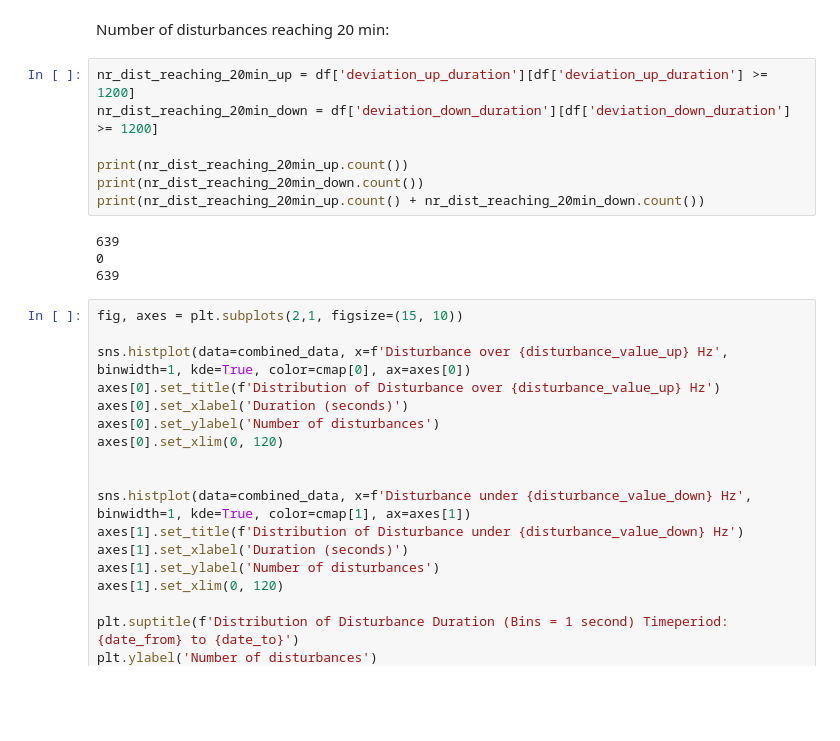
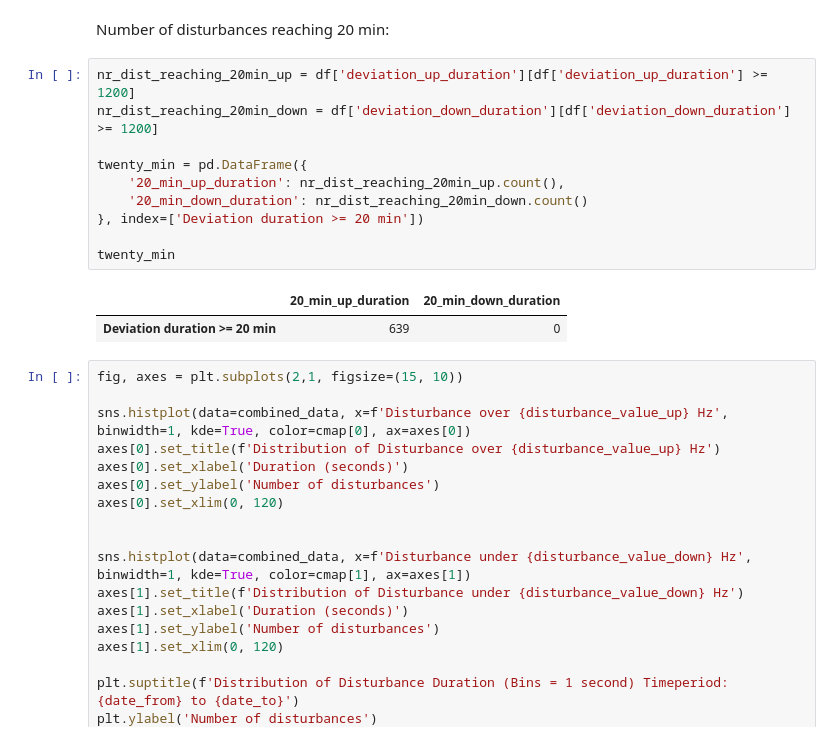
Before and after one commit to HermanCoding/frequency_deviation, a Jupyter notebook: visualize_data.ipynb, the cells around one changed output. Saved outputs shown, nothing was run; the diff lists cells and outputs as text; blank space fills up the shorter version.

```diff
--- a/visualize_data.ipynb
+++ b/visualize_data.ipynb
@@ -392,14 +392,16 @@ Number of disturbances reaching 20 min:
 # %%
 nr_dist_reaching_20min_up = df['deviation_up_duration'][df['deviation_up_duration'] >= 1200]
 nr_dist_reaching_20min_down = df['deviation_down_duration'][df['deviation_down_duration'] >= 1200]
 
-print(nr_dist_reaching_20min_up.count())
-print(nr_dist_reaching_20min_down.count())
-print(nr_dist_reaching_20min_up.count() + nr_dist_reaching_20min_down.count())
+twenty_min = pd.DataFrame({
+    '20_min_up_duration': nr_dist_reaching_20min_up.count(),
+    '20_min_down_duration': nr_dist_reaching_20min_down.count()
+}, index=['Deviation duration >= 20 min'])
+
+twenty_min
 # %% [output]
-639
-0
-639
+|  | 20_min_up_duration | 20_min_down_duration |
+| Deviation duration >= 20 min | 639 | 0 |
 # %%
 fig, axes = plt.subplots(2,1, figsize=(15, 10))
 
```
Also changed, not shown: parts of 11 cells of this notebook.
